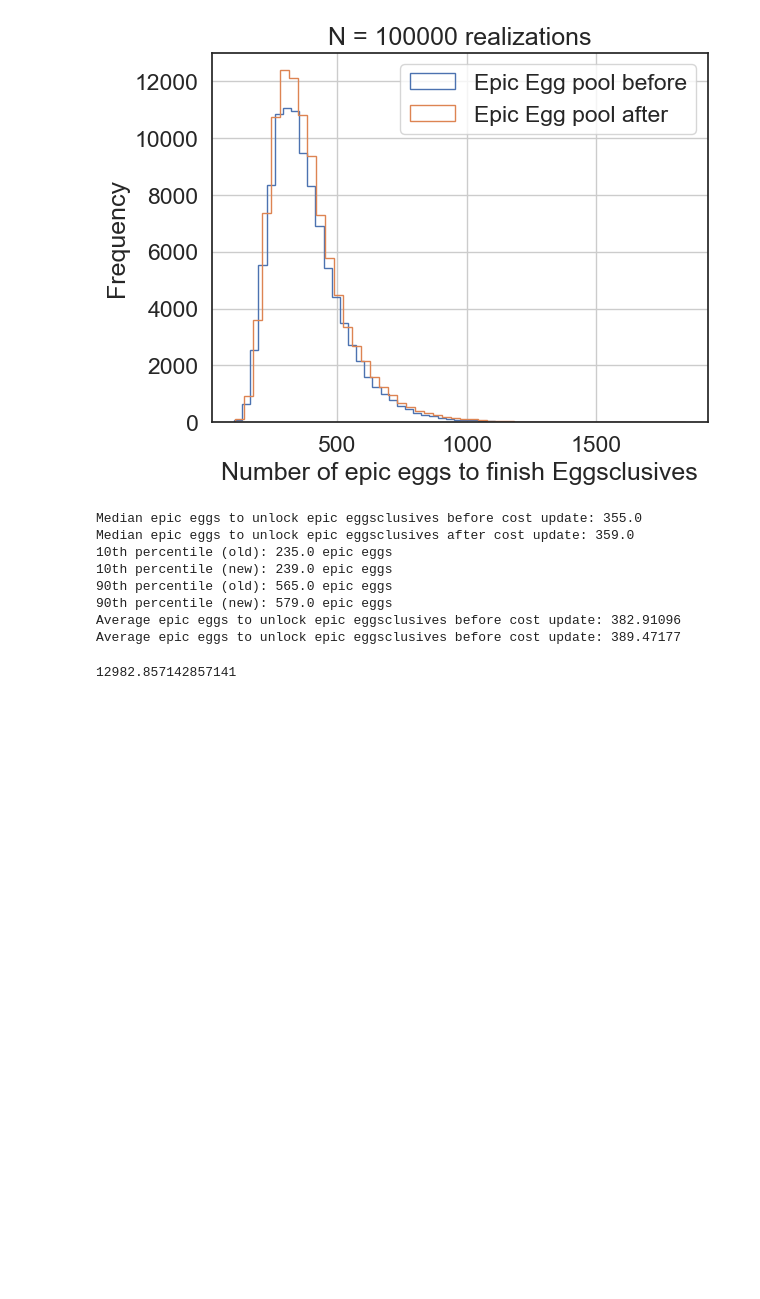
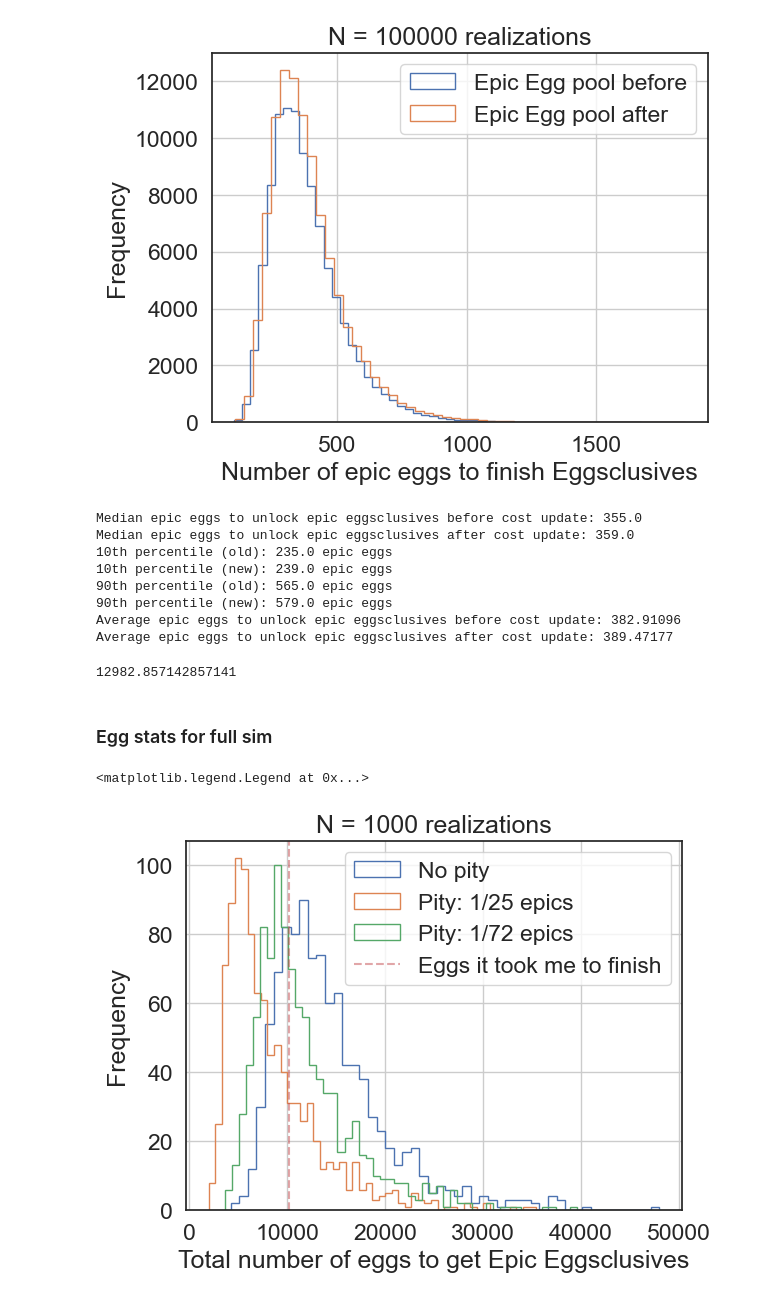
Before and after one commit to star-krieg/epic-egg-simulation, a Jupyter notebook: egg_stats.ipynb, the cells around one changed output. Drawn from its saved outputs; the diff is of its cells as text; code cells hidden in the pictures; blank space fills up the shorter version.

Commit message:
Include simulation with all egg types
egg_stats now includes data for cases with and without egg pity

```diff
--- a/egg_stats.ipynb
+++ b/egg_stats.ipynb
@@ -62,7 +62,7 @@ print(f"90th percentile (old): {ninetieth} epic eggs")
 print(f"90th percentile (new): {ninetieth_new} epic eggs")
 
 print(f"Average epic eggs to unlock epic eggsclusives before cost update: {egg_realizations_df.counts.mean()}")
-print(f"Average epic eggs to unlock epic eggsclusives before cost update: {egg_realizations_update_df.counts.mean()}")
+print(f"Average epic eggs to unlock epic eggsclusives after cost update: {egg_realizations_update_df.counts.mean()}")
 # %% [output]
 Median epic eggs to unlock epic eggsclusives before cost update: 355.0
 Median epic eggs to unlock epic eggsclusives after cost update: 359.0
@@ -71,8 +71,33 @@ Median epic eggs to unlock epic eggsclusives after cost update: 359.0
 90th percentile (old): 565.0 epic eggs
 90th percentile (new): 579.0 epic eggs
 Average epic eggs to unlock epic eggsclusives before cost update: 382.91096
-Average epic eggs to unlock epic eggsclusives before cost update: 389.47177
+Average epic eggs to unlock epic eggsclusives after cost update: 389.47177
 # %%
 median * (256/7) #Approximate number of eggs to get median number of epic eggs
 # %% [output]
 12982.857142857141
+# %% [markdown]
+### Egg stats for full sim
+# %%
+egg_realizations_df = pd.read_pickle("full_sim_no_pity_1k.pkl")
+egg_realizations_df2 = pd.read_pickle("full_sim_25_pity_1k.pkl")
+egg_realizations_df3 = pd.read_pickle("full_sim_72_pity_1k.pkl")
+
+median = egg_realizations_df.counts.median()
+tenth = egg_realizations_df.counts.quantile(0.1)
+ninetieth = egg_realizations_df.counts.quantile(0.9)
+
+sns.set(font_scale = 1.5, style = "white")
+egg_realizations_df["counts"].hist(bins = 50, histtype = "step", label = "No pity")
+egg_realizations_df2["counts"].hist(bins = 50, histtype = "step", label = "Pity: 1/25 epics")
+egg_realizations_df3["counts"].hist(bins = 50, histtype = "step", label = "Pity: 1/72 epics")
+
+plt.xlabel("Total number of eggs to get Epic Eggsclusives")
+plt.ylabel("Frequency")
+plt.title(f"N = {len(egg_realizations_df)} realizations")
+# plt.axvline(tenth,color = 'g', ls = '--', label = f'10th percentile:{tenth}', alpha = 0.5)
+plt.axvline(10200,color = 'r', ls = '--', label = "Eggs it took me to finish", alpha = 0.5)
+plt.legend()
+# %% [output]
+<matplotlib.legend.Legend at 0x...>
+[figure, added]
```
Also changed, not shown: parts of 10 cells of this notebook, 3 other files.
